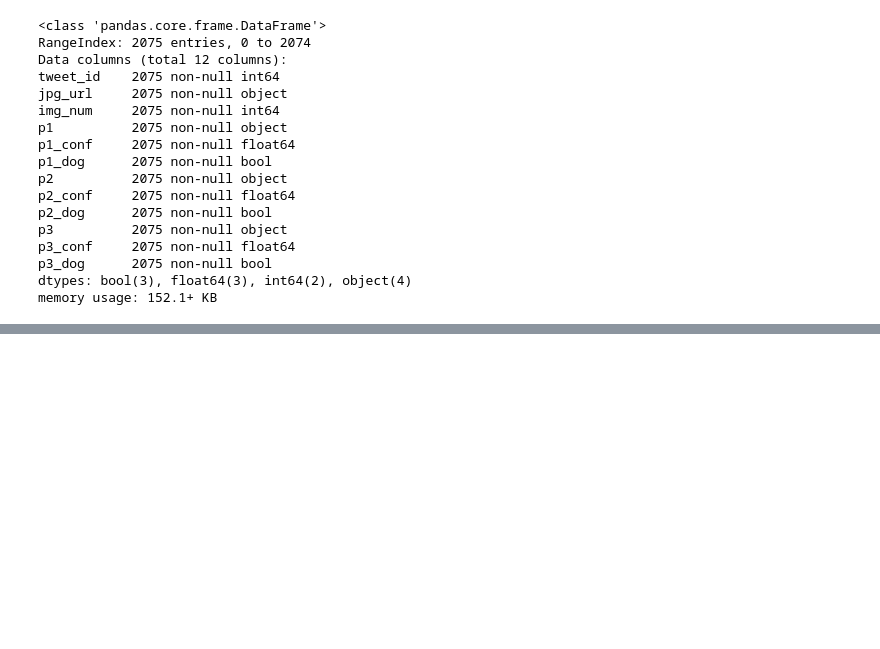
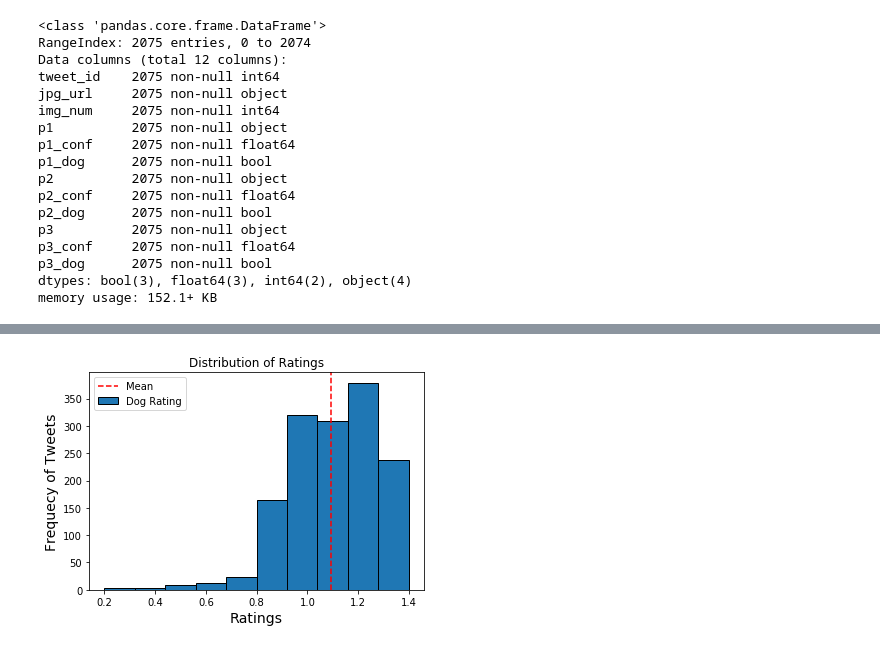
Before and after one commit to marooned20/Udacity-Data-Wrangling, a Jupyter notebook: wrangle_act.ipynb, the cells around one changed output, grey strips where cells are left out. Cells and saved outputs as stored; diff of their text form; code cells hidden in the pictures; blank space fills up the shorter version.

Commit message:
start analysis

```diff
--- a/wrangle_act.ipynb
+++ b/wrangle_act.ipynb
@@ -890,0 +930,3 @@ memory usage: 152.1+ KB
+# %%
+# read in combined_clean.csv to a dataframe
+final_df = pd.read_csv('Data/combined_clean.csv', parse_dates=['timestamp'])
@@ -890,0 +953,6 @@ memory usage: 152.1+ KB
+# %%
+# keep only columns required for analysis
+columns_to_keep = ['tweet_id','timestamp','rating_numerator','rating_denominator','retweets','favorites','dog_stage','p1','p1_conf','p1_dog']
+columns2drop = [col for col in final_df.columns if col not in columns_to_keep]
+
+final_df.drop(columns2drop, axis=1, inplace=True)
@@ -890,0 +977,3 @@ memory usage: 152.1+ KB
+# %%
+# drop rows where p1_dog is flagged as not-a-dog. i.e. False
+final_df = final_df[final_df.p1_dog == True]
@@ -890,0 +998,6 @@ memory usage: 152.1+ KB
+# %%
+# ignore columns where denominator is not 10
+final_df = final_df[final_df.rating_denominator == 10]
+
+# create a new column 'rating' for ratio
+final_df['rating'] = final_df.rating_numerator/final_df.rating_denominator
@@ -890,0 +1023,10 @@ memory usage: 152.1+ KB
+# %%
+# final_df['rating'].plot(kind='hist', title='Rating Distribution')
+plt.hist(final_df.rating, label='Dog Rating', edgecolor='k')
+plt.axvline(final_df.rating.mean(), color='r', label='Mean', linestyle='dashed')
+plt.xlabel('Ratings', fontsize=14)
+plt.ylabel('Frequecy of Tweets', fontsize=14)
+plt.title('Distribution of Ratings')
+plt.legend();
+# %% [output]
+[figure, added]
```
Also changed, not shown: parts of 18 cells of this notebook.
